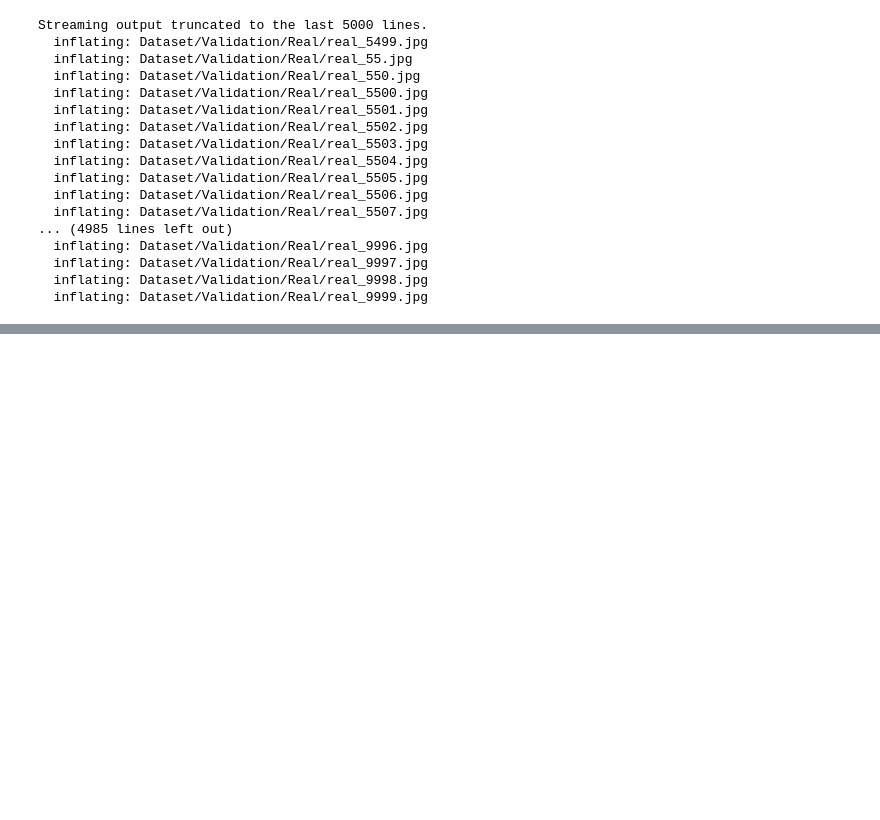
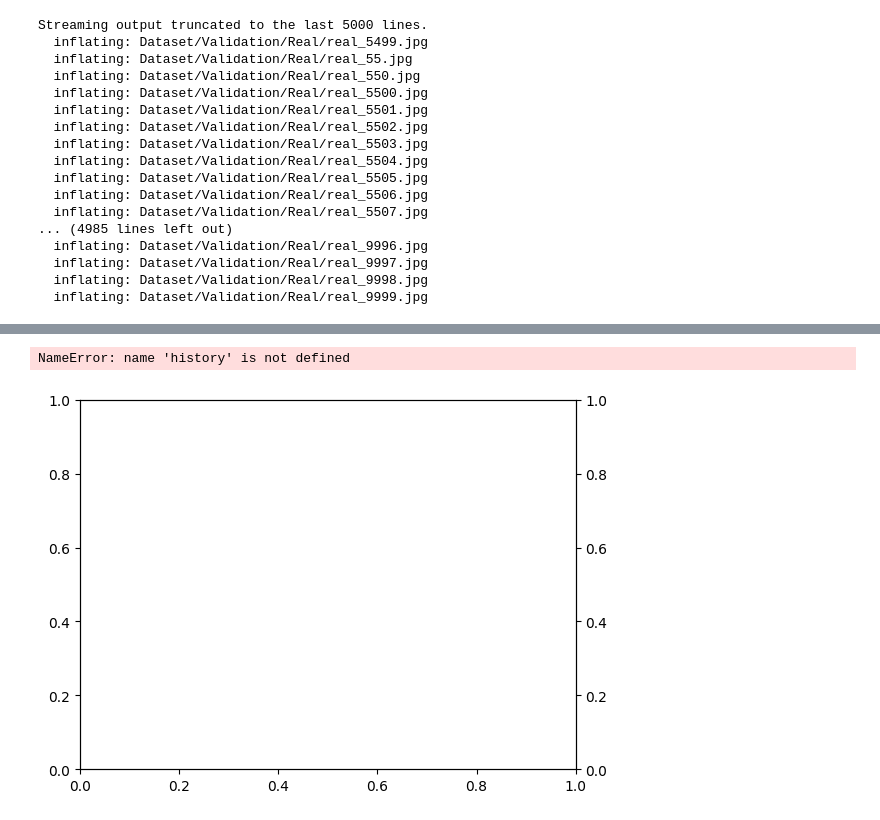
Before and after one commit to loypekyong/DeepFake-Detection, a Jupyter notebook: DeepFake_using_Xception.ipynb, the cells around one changed output, grey strips where cells are left out. Drawn from its saved outputs; the diff is of its cells as text; code cells hidden in the pictures; blank space fills up the shorter version.

```diff
--- a/DeepFake_using_Xception.ipynb
+++ b/DeepFake_using_Xception.ipynb
@@ -128,17 +161,20 @@ Test accuracy: 0.6176983118057251
 # %%
 from matplotlib import pyplot as plt
 
 fig, ax = plt.subplots()
 ax2 = ax.twinx()
 
 plt.plot(history.history['accuracy'], label = 'train accuracy')
 plt.plot(history.history['val_accuracy'], label = 'val accuracy')
-plt.plot(history.history['loss'], label = 'train loss')
-plt.plot(history.history['val_loss'], label = 'val loss')
+# plt.plot(history.history['loss'], label = 'train loss')
+# plt.plot(history.history['val_loss'], label = 'val loss')
 plt.title('Xception model accuracy and loss')
-plt.xlabel('epoch')s
-ax2.set_ylabel("loss")
+plt.xlabel('epoch')
+# ax2.set_ylabel("loss")
 ax.set_ylabel("accuracy")
 
 plt.legend(loc='upper left')
 plt.show()
+# %% [output]
+NameError: name 'history' is not defined
+[figure, added]
```
Also changed, not shown: parts of 5 cells of this notebook, 1 other file.
